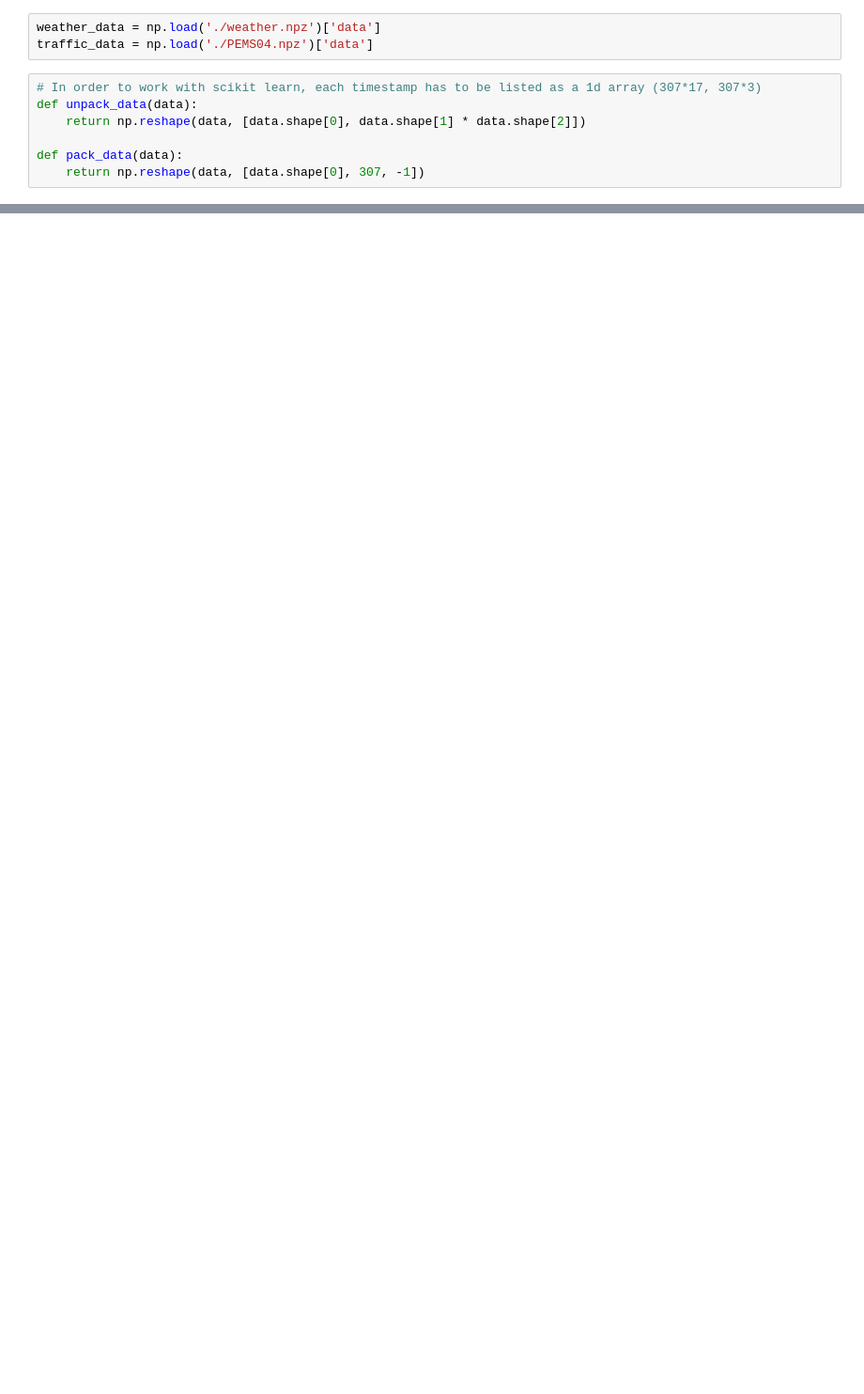
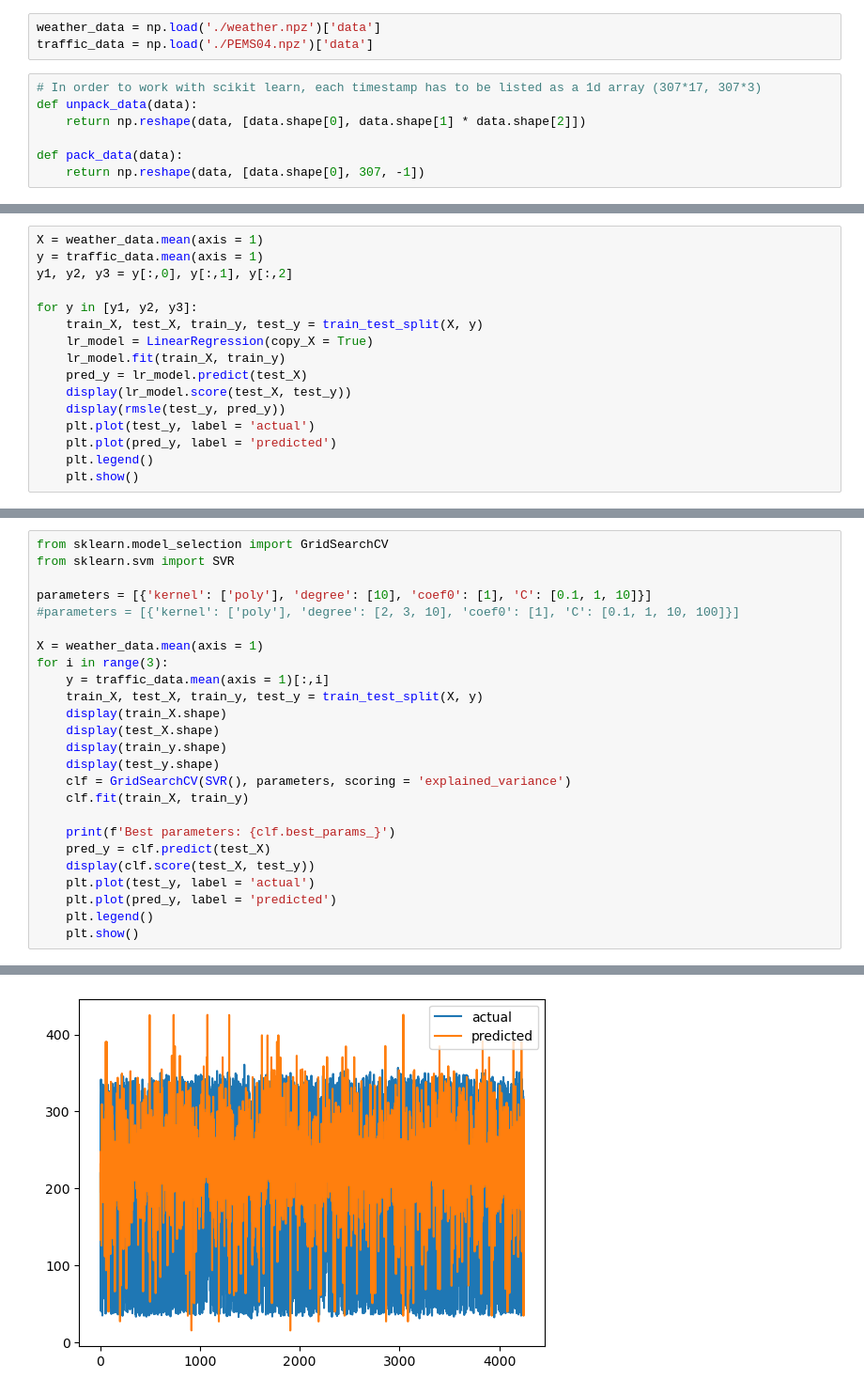
Before and after one commit to NicoPang/ensemble-ASTGCN, a Jupyter notebook: weather/model.ipynb, the cells around one changed output, grey strips where cells are left out. Shown at 94% size. Saved outputs shown, nothing was run; the diff lists cells and outputs as text; blank space fills up the shorter version.

Commit message:
Implemented some weather models.

```diff
--- a/weather/model.ipynb
+++ b/weather/model.ipynb
@@ -47,0 +71,16 @@ array([[5.90e+01, 7.10e-03, 6.99e+01],
+# %%
+X = weather_data.mean(axis = 1)
+y = traffic_data.mean(axis = 1)
+y1, y2, y3 = y[:,0], y[:,1], y[:,2]
+
+for y in [y1, y2, y3]:
+    train_X, test_X, train_y, test_y = train_test_split(X, y)
+    lr_model = LinearRegression(copy_X = True)
+    lr_model.fit(train_X, train_y)
+    pred_y = lr_model.predict(test_X)
+    display(lr_model.score(test_X, test_y))
+    display(rmsle(test_y, pred_y))
+    plt.plot(test_y, label = 'actual')
+    plt.plot(pred_y, label = 'predicted')
+    plt.legend()
+    plt.show()
@@ -47,0 +89,26 @@ array([[5.90e+01, 7.10e-03, 6.99e+01],
+# %%
+from sklearn.model_selection import GridSearchCV
+from sklearn.svm import SVR
+
+parameters = [{'kernel': ['poly'], 'degree': [10], 'coef0': [1], 'C': [0.1, 1, 10]}]
+#parameters = [{'kernel': ['poly'], 'degree': [2, 3, 10], 'coef0': [1], 'C': [0.1, 1, 10, 100]}]
+
+X = weather_data.mean(axis = 1)
+for i in range(3):
+    y = traffic_data.mean(axis = 1)[:,i]
+    train_X, test_X, train_y, test_y = train_test_split(X, y)
+    display(train_X.shape)
+    display(test_X.shape)
+    display(train_y.shape)
+    display(test_y.shape)
+    clf = GridSearchCV(SVR(), parameters, scoring = 'explained_variance')
+    clf.fit(train_X, train_y)
+
+    print(f'Best parameters: {clf.best_params_}')
+    pred_y = clf.predict(test_X)
+    display(clf.score(test_X, test_y))
+    plt.plot(test_y, label = 'actual')
+    plt.plot(pred_y, label = 'predicted')
+    plt.legend()
+    plt.show()
+# %% [output]
@@ -47,0 +121 @@ array([[5.90e+01, 7.10e-03, 6.99e+01],
+[figure, added]
```
Also changed, not shown: parts of 15 cells of this notebook.
